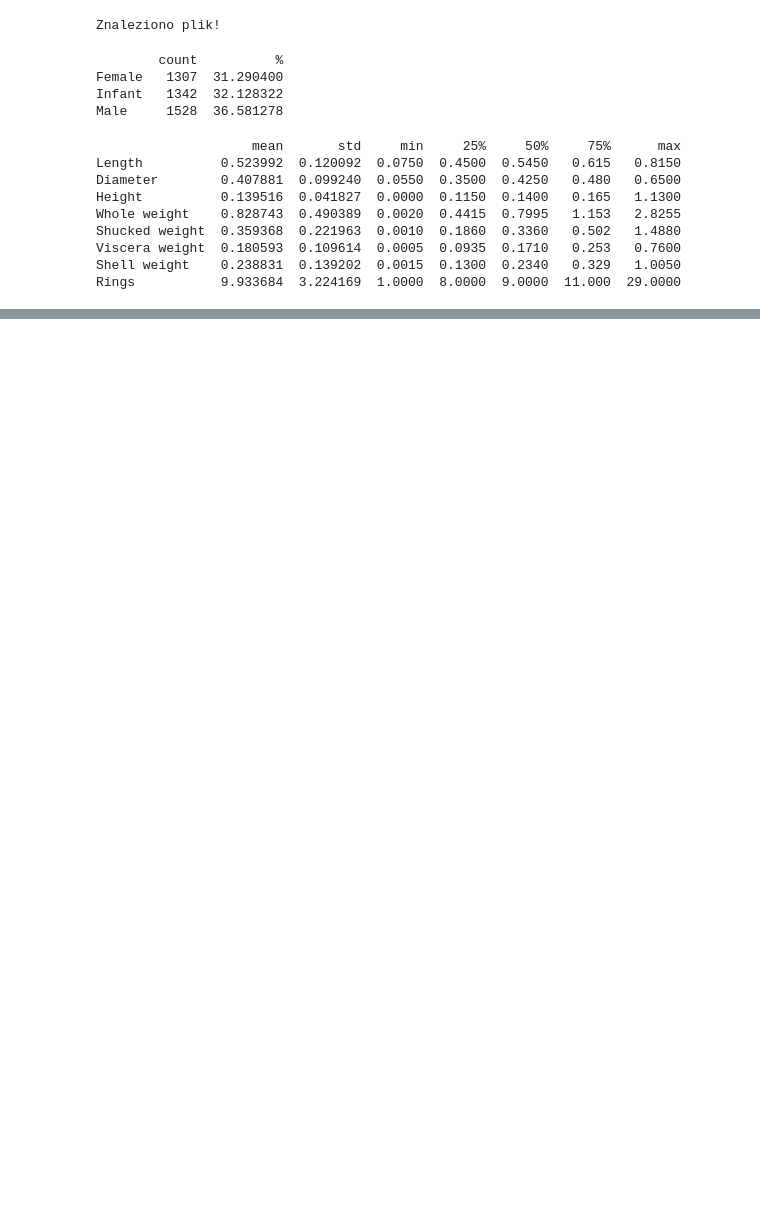
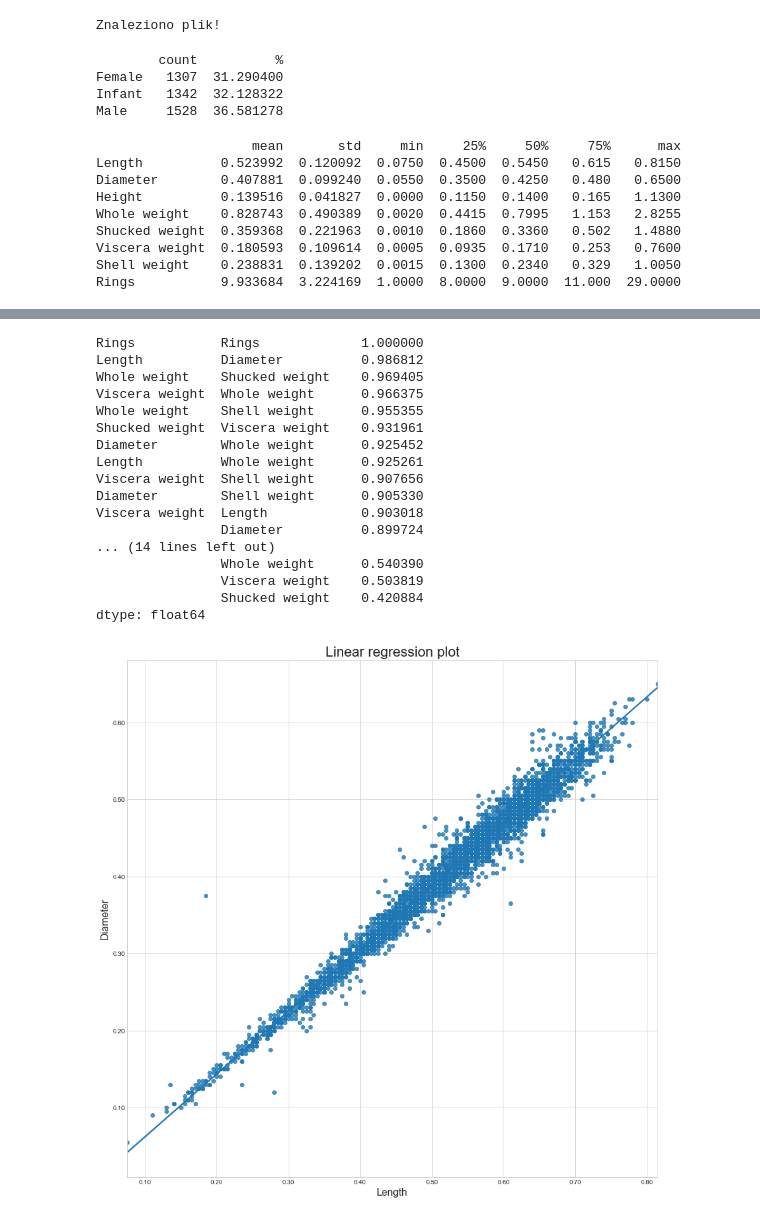
Before and after one commit to bartlomiejgraczyk/abalone-analysis, a Jupyter notebook: analysis.ipynb, the cells around one changed output, grey strips where cells are left out. Saved outputs shown, nothing was run; the diff lists cells and outputs as text; code cells hidden in the pictures; blank space fills up the shorter version.

```diff
--- a/analysis.ipynb
+++ b/analysis.ipynb
@@ -104,0 +180,36 @@ for column in columns:
+# %%
+# max_value = corr_matrix[corr_matrix < 1.0].max().max()
+print(corr_matrix.unstack().sort_values(ascending=False).drop_duplicates())
+subframe = data[['Length', 'Diameter']]
+
+fig4, axes4 = plt.subplots(figsize=(15,15))
+sn.regplot(x='Length', y='Diameter', data=subframe, ax=axes4)
+
+axes4.set_title('Linear regression plot', fontdict={'fontsize': 22})
+
+axes4.set_xlabel('Length', fontdict={'fontsize': 16})
+axes4.set_ylabel('Diameter', fontdict={'fontsize': 16})
+
+axes4.xaxis.set_major_formatter(FormatStrFormatter('%.2f'))
+axes4.yaxis.set_major_formatter(FormatStrFormatter('%.2f'))
+
+plt.show()
+# %% [output]
+Rings           Rings             1.000000
+Length          Diameter          0.986812
+Whole weight    Shucked weight    0.969405
+Viscera weight  Whole weight      0.966375
+Whole weight    Shell weight      0.955355
+Shucked weight  Viscera weight    0.931961
+Diameter        Whole weight      0.925452
+Length          Whole weight      0.925261
+Viscera weight  Shell weight      0.907656
+Diameter        Shell weight      0.905330
+Viscera weight  Length            0.903018
+                Diameter          0.899724
+... (14 lines left out)
+                Whole weight      0.540390
+                Viscera weight    0.503819
+                Shucked weight    0.420884
+dtype: float64
+[figure, added]
```
Also changed, not shown: parts of 6 cells of this notebook.
